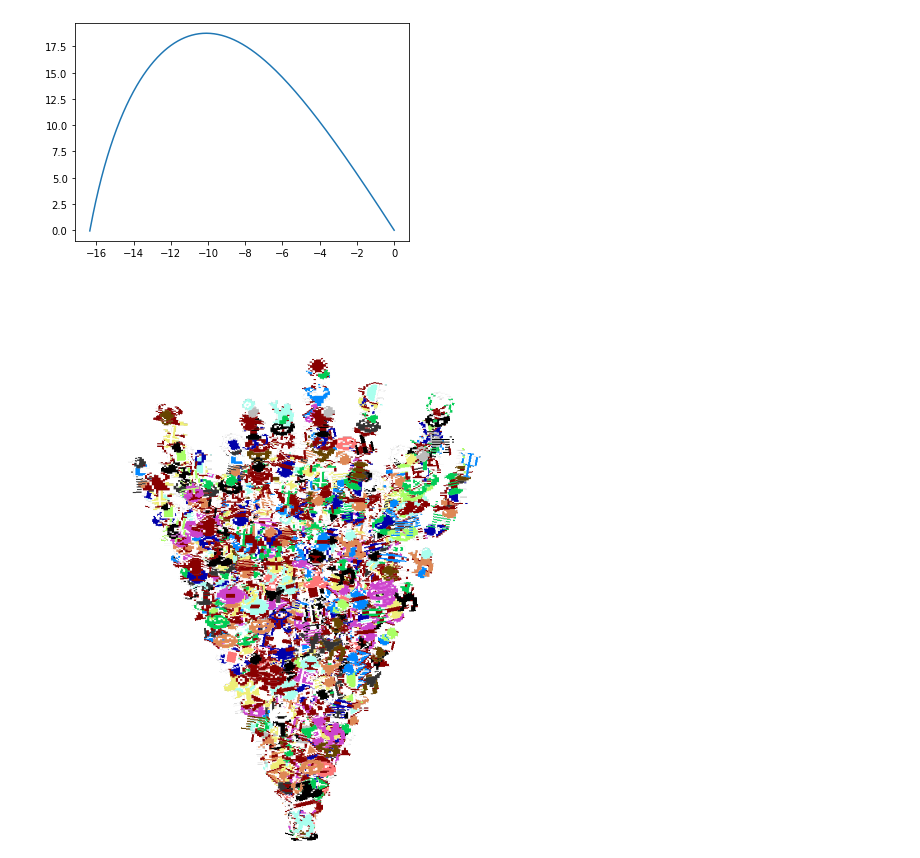
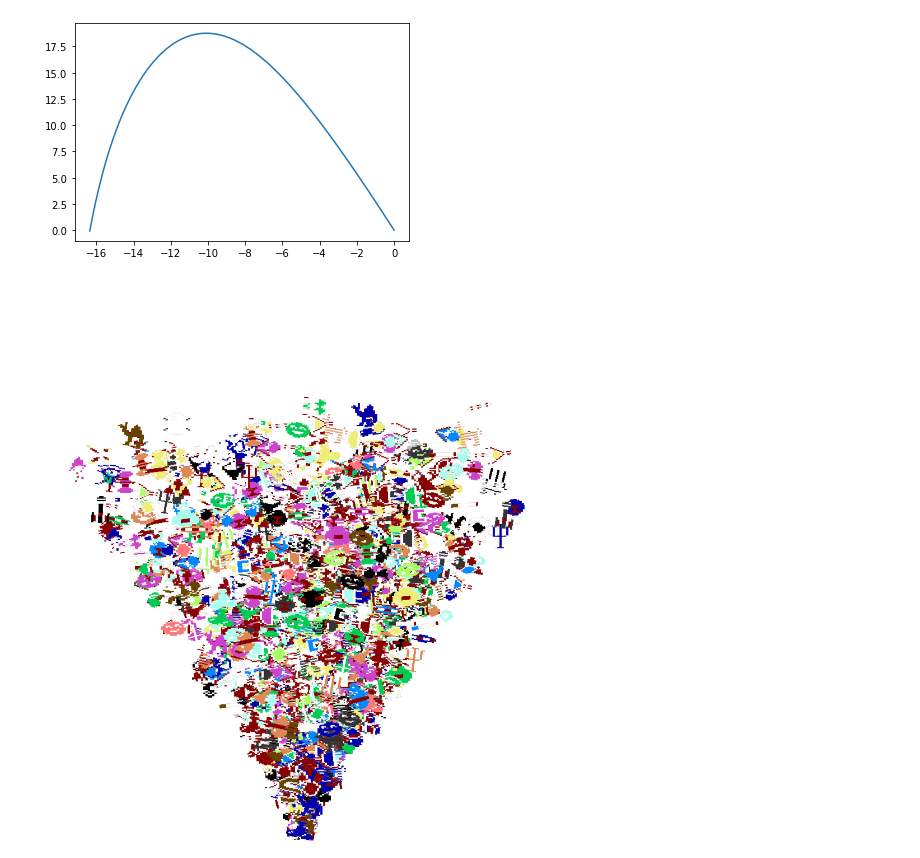
Before and after one commit to mwenge/iatheory, a Jupyter notebook: notebooks/Create Sprite Explosion - Back Cover.ipynb, the cells around one changed output. Drawn from its saved outputs; the diff is of its cells as text; code cells hidden in the pictures.

```diff
--- a/notebooks/Create Sprite Explosion - Back Cover.ipynb
+++ b/notebooks/Create Sprite Explosion - Back Cover.ipynb
@@ -98,19 +98,20 @@ for i in range(0,30):
 # %%
 width = 1000
 height = 1000
 img = Image.new( 'RGBA', (width,height))
 origin = (int(height/2),0)
 i = 0
 for xs,ys in paths:
     for x,y in zip(xs,ys):
         imr = imgs[i] \
                 .rotate(180, Image.NEAREST, expand = 1) \
                 .rotate(random.randint(-15,15), Image.NEAREST, expand = 1)
-        x = int(x*80)
+        r =  random.randint(-20*int(y),20*int(y))
+        x = int(x*80) + r
         y = int(y*80)
         img.paste(imr, (origin[0]+x,origin[1]+y),imr)
         i += 1
         i = i % len(imgs)
 img.rotate(180, Image.NEAREST, expand = 1)
 # %% [output]
-[figure, old version]
+[figure, new version]
```
Also changed, not shown: 3 other files.
